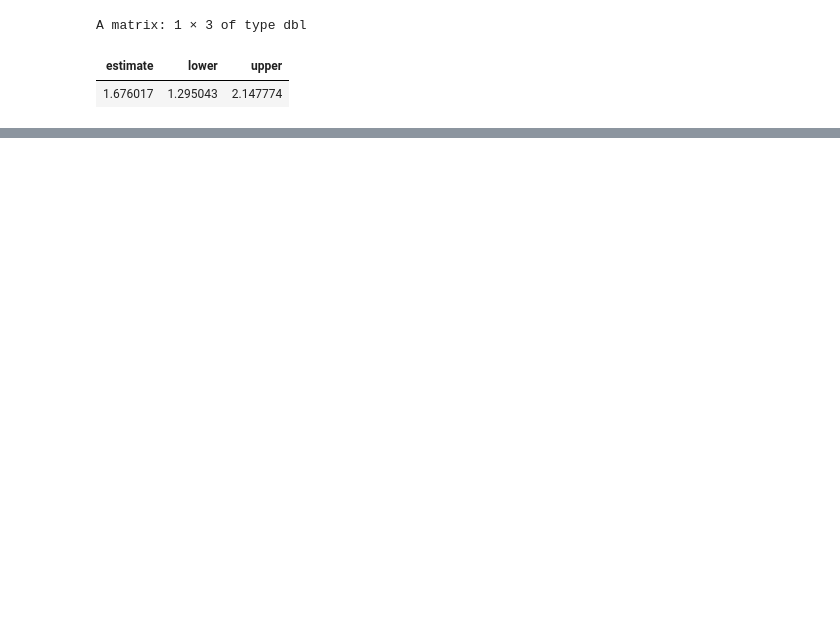
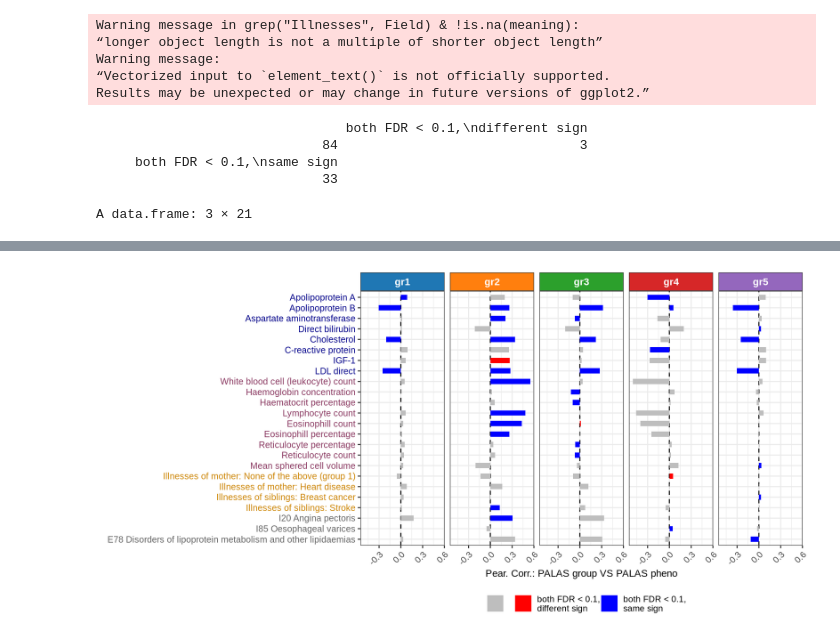
Before and after one commit to zillerlab/CASTom-iGEx_Paper, a Jupyter notebook: jupyter_notebook/CAD_clustering/PALAS_group_vs_endopheno.ipynb, the cells around one changed output, grey strips where cells are left out. Cells and saved outputs as stored; diff of their text form; code cells hidden in the pictures; blank space fills up the shorter version.

```diff
--- a/jupyter_notebook/CAD_clustering/PALAS_group_vs_endopheno.ipynb
+++ b/jupyter_notebook/CAD_clustering/PALAS_group_vs_endopheno.ipynb
@@ -28,6 +28,7 @@ file_cl <- "OUTPUT_GTEx/predict_CAD/Liver/200kb/CAD_GWAS_bin5e-2/UKBB/devgeno0.0
 fold <- "OUTPUT_GTEx/predict_CAD/AllTissues/200kb/CAD_GWAS_bin5e-2/UKBB/"
 filt_path_file <- "pathOriginal_filtJS0.2_corrPCs_tscoreClusterCases_featAssociation.RData"
 outFold <- sprintf('%sCAD_clustering/', fold_notebook)
+colorFile <- sprintf('%scolor_pheno_type_UKBB.txt', fold_notebook)
 
 cl <- get(load(file_cl))
 n_gr <- length(unique(cl$cl_best$gr))
@@ -79,6 +80,7 @@ pheno_class <- setdiff(pheno_class, c("Height_derived", "Early_life_factors")) #
 pheno_class
 
 tissues <- unique(tscore_gr[[1]]$tissue)
+tissues
 # %% [output]
  [1] "Blood_biochemistry"       "Blood_count"
  [3] "Blood_pressure"           "Body_size_measures"
@@ -162,7 +170,6 @@ load_TWAS_PALAS_perclass <- function(tissues, pheno_id){
 # load TWAS and PALAS for endophenotypes
 out <- list()
 for(i in 1:length(pheno_class)){
-  pheno_id <- pheno_class[i]
-  print(pheno_id)
-  out[[i]] <- load_TWAS_PALAS_phenoclass(tissues, pheno_id)
+  print(pheno_class[i])
+  out[[i]] <- load_TWAS_PALAS_perclass(tissues, pheno_class[i])
 }
@@ -195,4 +214,26 @@ for(i in 1:nrow(pheno_all)){
         pathR_all[[i]], pathGO_all[[i]]) %>%
         dplyr::mutate(full_id = paste(feat_tissue, type, sep = "_"))
 }
+# %%
+library(epitools)
+
+pval_corr_thr <- 0.05
+id_zstat <- 12
+id_pval_corr <- 15
+
+# compute correlations for each pair of group and endophenotype
+corr_res <- list()
+OR_res <- list()
+
+for(i in 1:n_gr){
+    # compute person correlation of Zstat
+    corr_res[[i]] <- pheno_all %>%
+        mutate(group = paste0("gr", i)) %>%
+        mutate(corr = sapply(path_all, function(x) cor.test(path_gr[[i]][, id_zstat], x[, id_zstat])$estimate)) %>%
+        mutate(corr_pvalue = sapply(path_all, function(x) cor.test(path_gr[[i]][, id_zstat], x[, id_zstat])$p.value)) %>%
+        mutate(corr_pvalue_BH = p.adjust(corr_pvalue, method = 'BH')) # corrected separately per group (as done for endhophenotype analysis)
+}
+corr_res <- bind_rows(corr_res)
+# save output:
+write.table(corr_res, sprintf('%scorr_Zstat_PALASgr_vs_PALASphenotypes.txt', outFold), sep = "\t", row.names = F, quote = F)
 # %%
@@ -276,10 +263,0 @@ A data.frame: 305 × 18
-# %%
-j=1
-data <- table(path_all[[j]][, id_pval_corr] <= pval_corr_thr, path_gr[[i]][,id_pval_corr] <= pval_corr_thr)
-        dimnames(data) <- list('Group' = c("FDR > 0.05", "FDR < 0.05"), 'Pheno' = c("FDR > 0.05", "FDR < 0.05"))
-
-t(oddsratio(data)$measure["FDR < 0.05",])
-# %% [output]
-A matrix: 1 × 3 of type dbl
-| estimate | lower | upper |
-| 1.676017 | 1.295043 | 2.147774 |
@@ -285,0 +361,16 @@ A matrix: 1 × 3 of type dbl
+# %%
+options(repr.plot.width = 10, repr.plot.height = 5, repr.plot.res = 200)
+corr_sign_pheno <- PALAScorr_forest_plot(colorFile, endop_tissue, corr_res, pval_pheno = 0.0001, pval_corr_thr = 0.1, outFold)
+table(corr_sign_pheno$sign)
+corr_sign_pheno[corr_sign_pheno$sign == "both FDR < 0.1,\ndifferent sign",]
+# %% [output]
+Warning message in grep("Illnesses", Field) & !is.na(meaning):
+“longer object length is not a multiple of shorter object length”
+Warning message:
+“Vectorized input to `element_text()` is not officially supported.
+Results may be unexpected or may change in future versions of ggplot2.”
+                                both FDR < 0.1,\ndifferent sign
+                             84                               3
+     both FDR < 0.1,\nsame sign
+                             33
+A data.frame: 3 × 21
@@ -285,0 +382 @@ A matrix: 1 × 3 of type dbl
+[figure, added]
```
Also changed, not shown: parts of 9 cells of this notebook, 1 other file.
